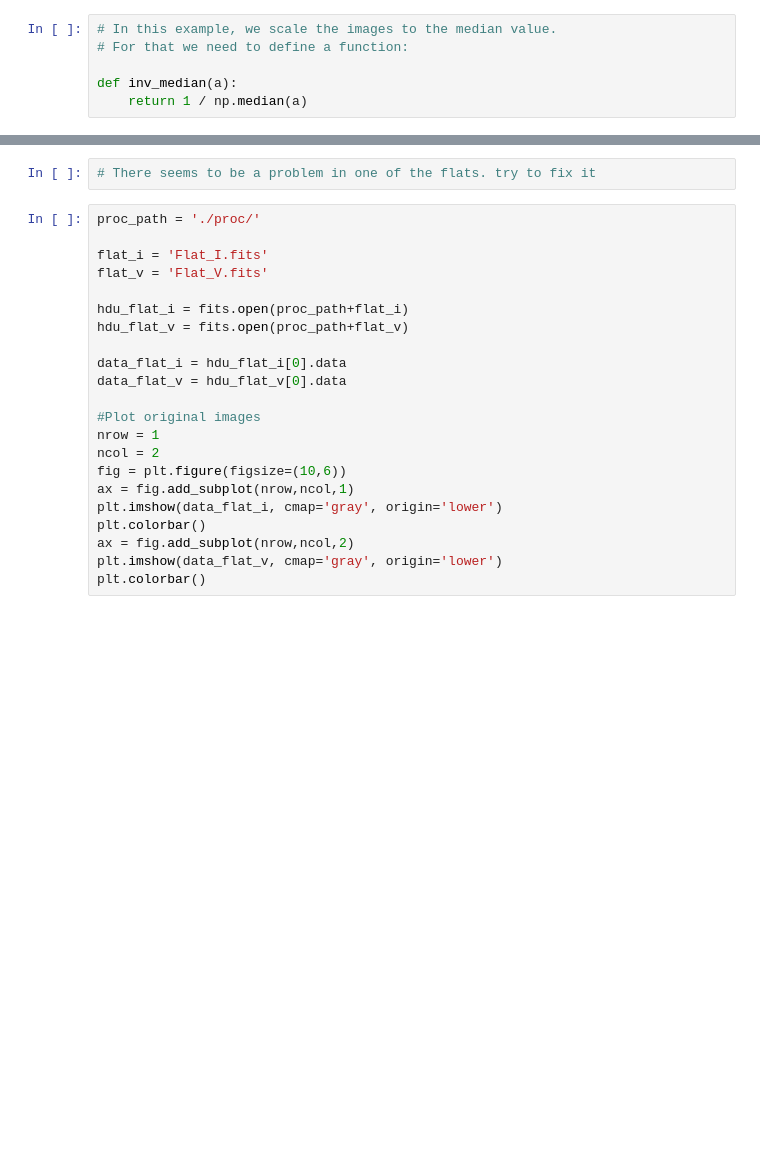
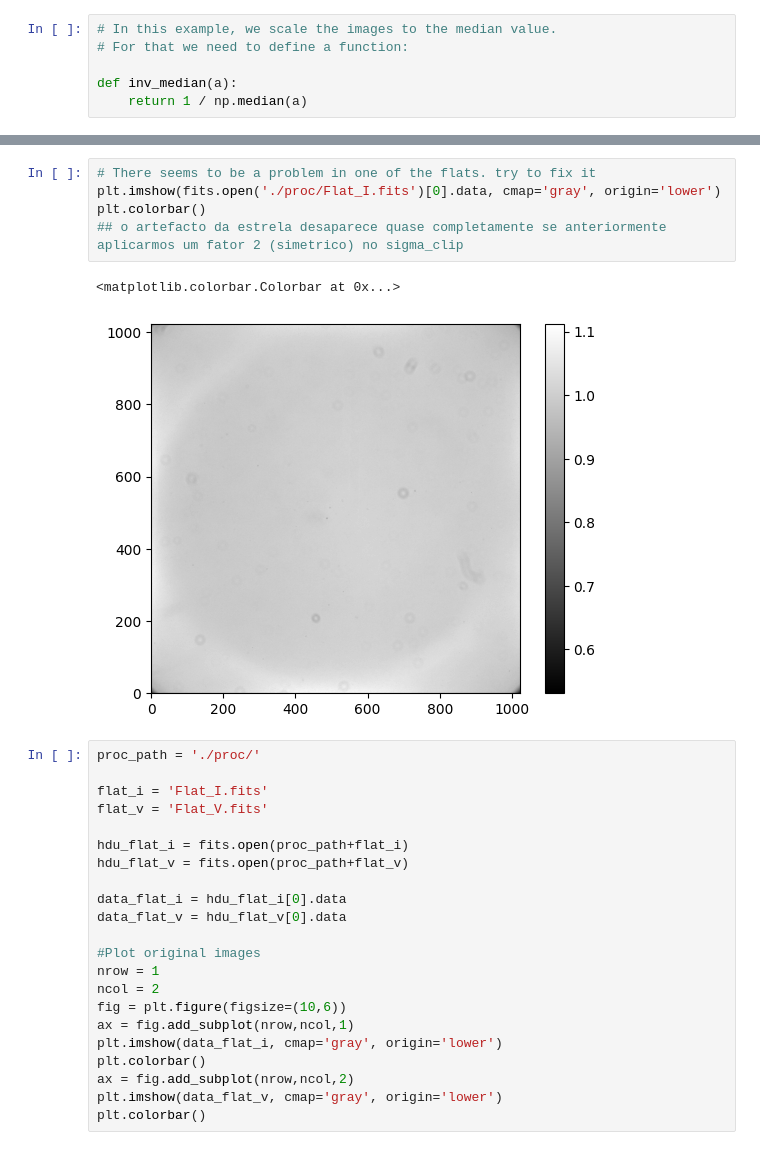
Before and after one commit to RiPires/ETS-Labs, a Jupyter notebook: 2_ccdproc_part2/2_ccdproc_part2.ipynb, the cells around one changed output, grey strips where cells are left out. Drawn from its saved outputs; the diff is of its cells as text; blank space fills up the shorter version.

```diff
--- a/2_ccdproc_part2/2_ccdproc_part2.ipynb
+++ b/2_ccdproc_part2/2_ccdproc_part2.ipynb
@@ -132,6 +131,12 @@ WARNING: FITSFixedWarning: 'datfix' made the change 'Set MJD-OBS to 51962.000000
 WARNING:astropy:FITSFixedWarning: 'datfix' made the change 'Set MJD-OBS to 51962.000000 from DATE-OBS'.
 # %%
 # There seems to be a problem in one of the flats. try to fix it
+plt.imshow(fits.open('./proc/Flat_I.fits')[0].data, cmap='gray', origin='lower')
+plt.colorbar()
+## o artefacto da estrela desaparece quase completamente se anteriormente aplicarmos um fator 2 (simetrico) no sigma_clip
+# %% [output]
+<matplotlib.colorbar.Colorbar at 0x...>
+[figure, added]
 # %%
 proc_path = './proc/'
 
```
Also changed, not shown: parts of 2 cells of this notebook, 3 other files.
